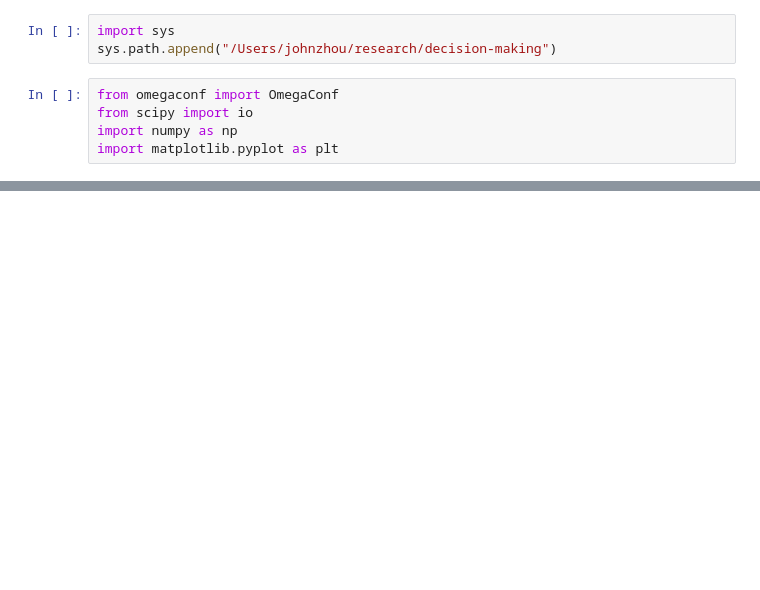
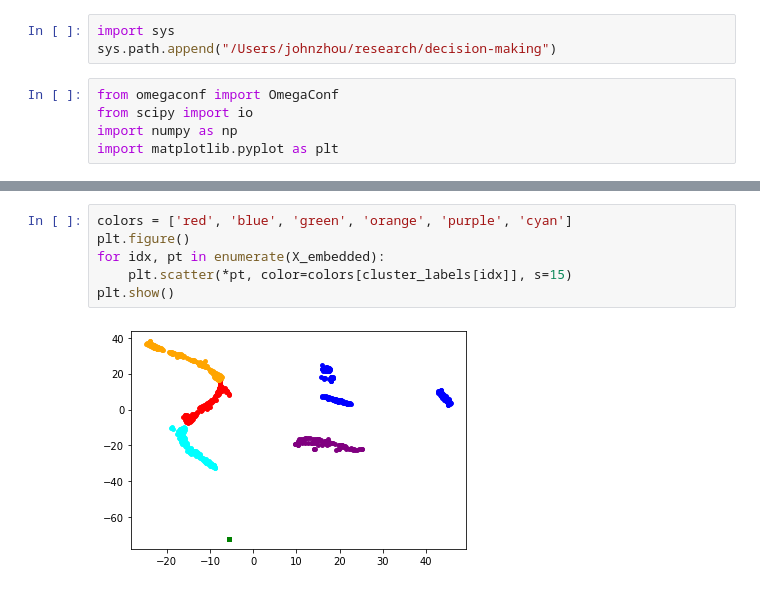
Before and after one commit to johnlyzhou/decision-making, a Jupyter notebook: notebooks/jlz-dev-1.0.ipynb, the cells around one changed output, grey strips where cells are left out. Saved outputs shown, nothing was run; the diff lists cells and outputs as text; blank space fills up the shorter version.

```diff
--- a/notebooks/jlz-dev-1.0.ipynb
+++ b/notebooks/jlz-dev-1.0.ipynb
@@ -36,0 +58,8 @@ print(taskdata.right_stims[0])
+# %%
+colors = ['red', 'blue', 'green', 'orange', 'purple', 'cyan']
+plt.figure()
+for idx, pt in enumerate(X_embedded):
+    plt.scatter(*pt, color=colors[cluster_labels[idx]], s=15)
+plt.show()
+# %% [output]
+[figure, added]
```
Also changed, not shown: parts of 21 cells of this notebook.
